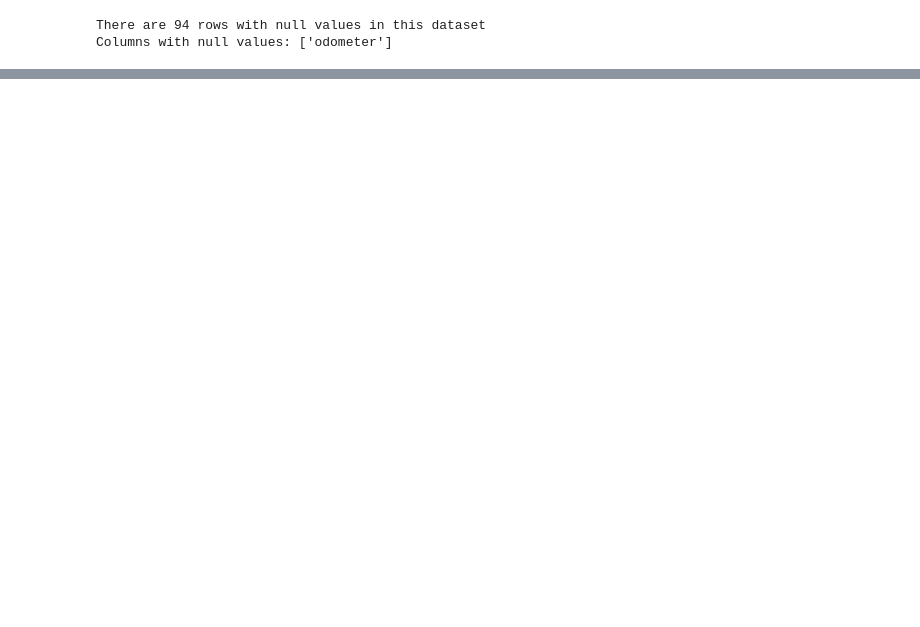
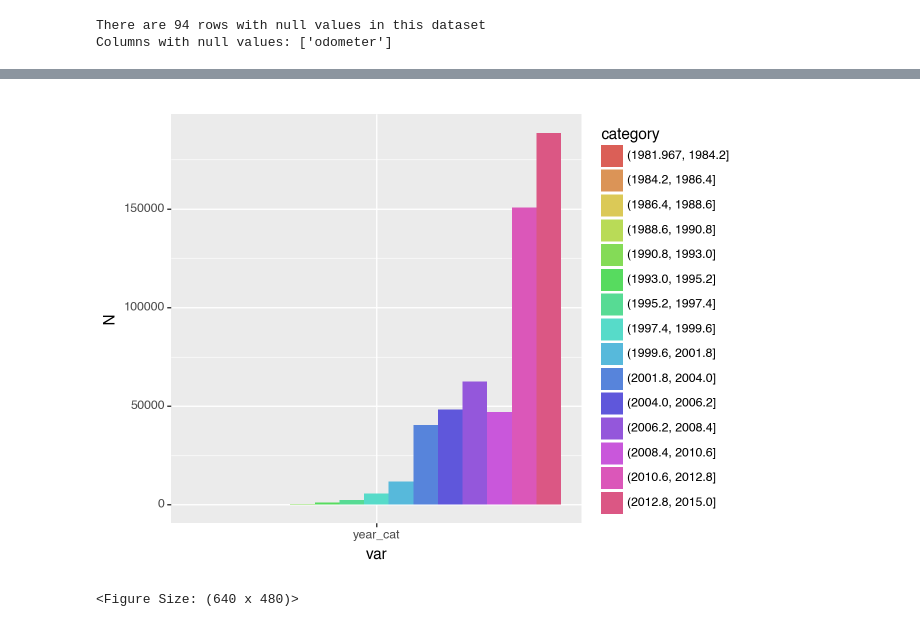
Before and after one commit to MJHMStein/AI_Methods, a Jupyter notebook: car_prices/EDA.ipynb, the cells around one changed output, grey strips where cells are left out. Saved outputs shown, nothing was run; the diff lists cells and outputs as text; code cells hidden in the pictures; blank space fills up the shorter version.

```diff
--- a/car_prices/EDA.ipynb
+++ b/car_prices/EDA.ipynb
@@ -190,0 +307,7 @@ There are 0 rows with null values in this dataset.
+# %%
+# Creating 15 manufacturing year categories
+prices_df = prices_df.assign(year_cat = pd.cut(prices_df['year'], 15))
+generate_freq_plot(generate_freq_table(prices_df, ['year_cat']))
+# %% [output]
+[figure, added]
+<Figure Size: (640 x 480)>
```
Also changed, not shown: parts of 22 cells of this notebook.
